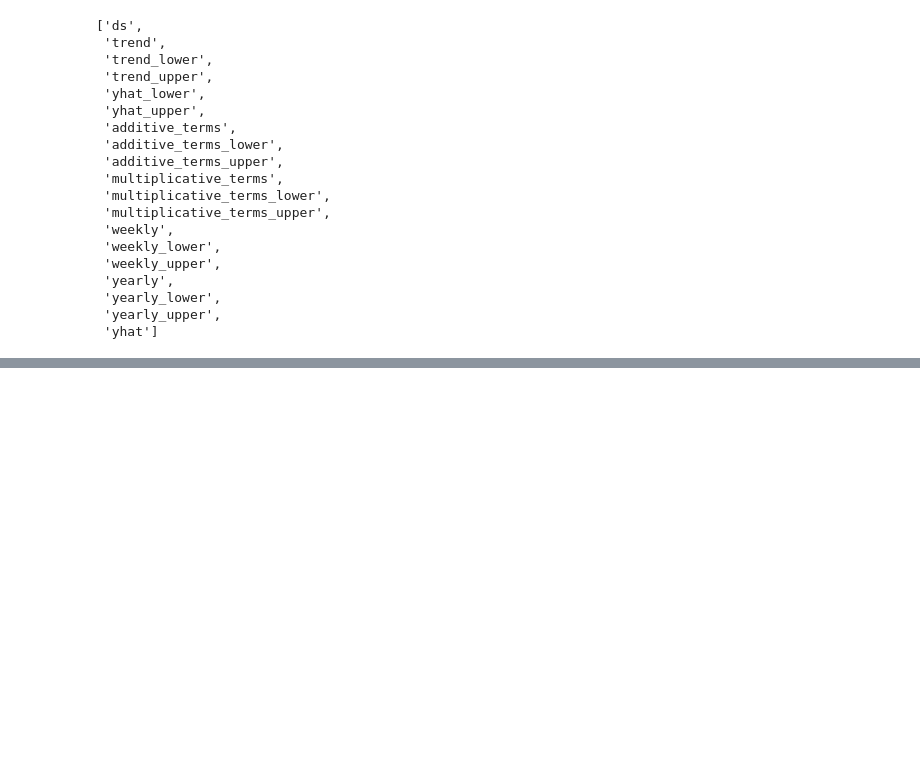
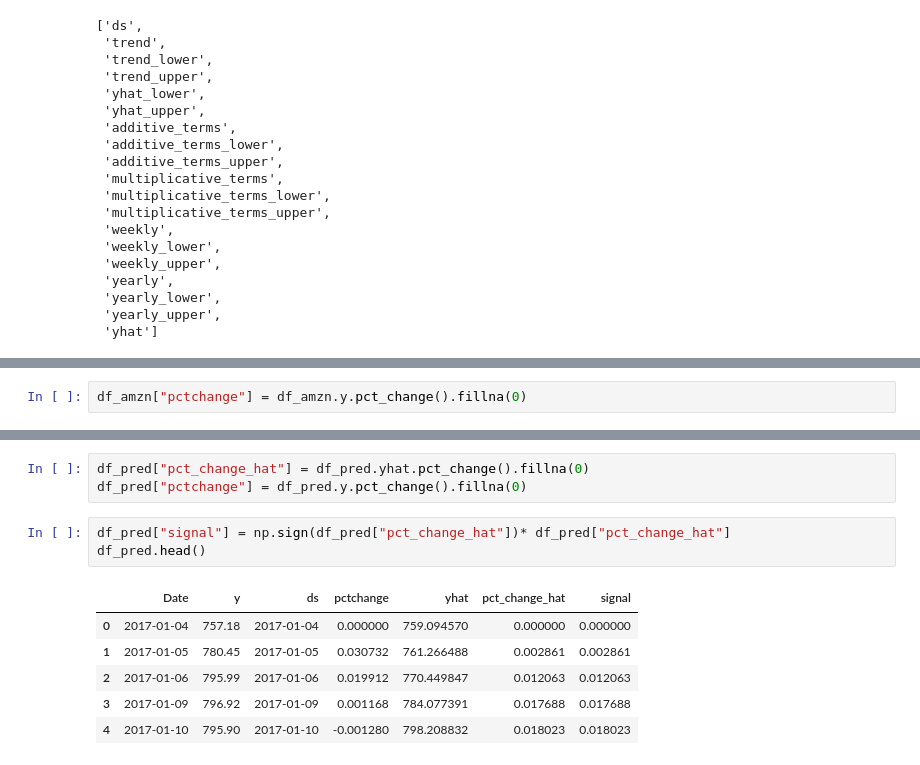
Before and after one commit to saurabh2086/timeSeriesAnalysis, a Jupyter notebook: DJIA_Data.ipynb, the cells around one changed output, grey strips where cells are left out. Saved outputs shown, nothing was run; the diff lists cells and outputs as text; blank space fills up the shorter version.

```diff
--- a/DJIA_Data.ipynb
+++ b/DJIA_Data.ipynb
@@ -1007,0 +1015,2 @@ forecast = m.predict(future_prices)
+# %%
+df_amzn["pctchange"] = df_amzn.y.pct_change().fillna(0)
@@ -1007,0 +1031,13 @@ forecast = m.predict(future_prices)
+# %%
+df_pred["pct_change_hat"] = df_pred.yhat.pct_change().fillna(0)
+df_pred["pctchange"] = df_pred.y.pct_change().fillna(0)
+# %%
+df_pred["signal"] = np.sign(df_pred["pct_change_hat"])* df_pred["pct_change_hat"]
+df_pred.head()
+# %% [output]
+|  | Date | y | ds | pctchange | yhat | pct_change_hat | signal |
+| 0 | 2017-01-04 | 757.18 | 2017-01-04 | 0.000000 | 759.094570 | 0.000000 | 0.000000 |
+| 1 | 2017-01-05 | 780.45 | 2017-01-05 | 0.030732 | 761.266488 | 0.002861 | 0.002861 |
+| 2 | 2017-01-06 | 795.99 | 2017-01-06 | 0.019912 | 770.449847 | 0.012063 | 0.012063 |
+| 3 | 2017-01-09 | 796.92 | 2017-01-09 | 0.001168 | 784.077391 | 0.017688 | 0.017688 |
+| 4 | 2017-01-10 | 795.90 | 2017-01-10 | -0.001280 | 798.208832 | 0.018023 | 0.018023 |
```
Also changed, not shown: parts of 10 cells of this notebook.
